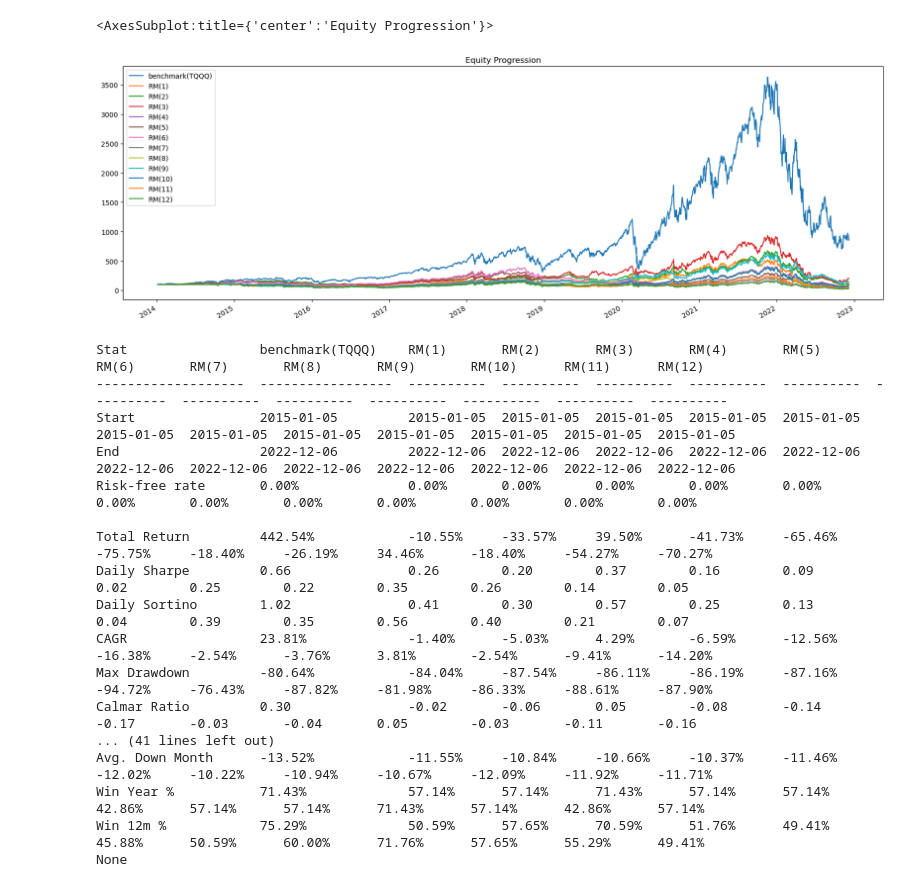
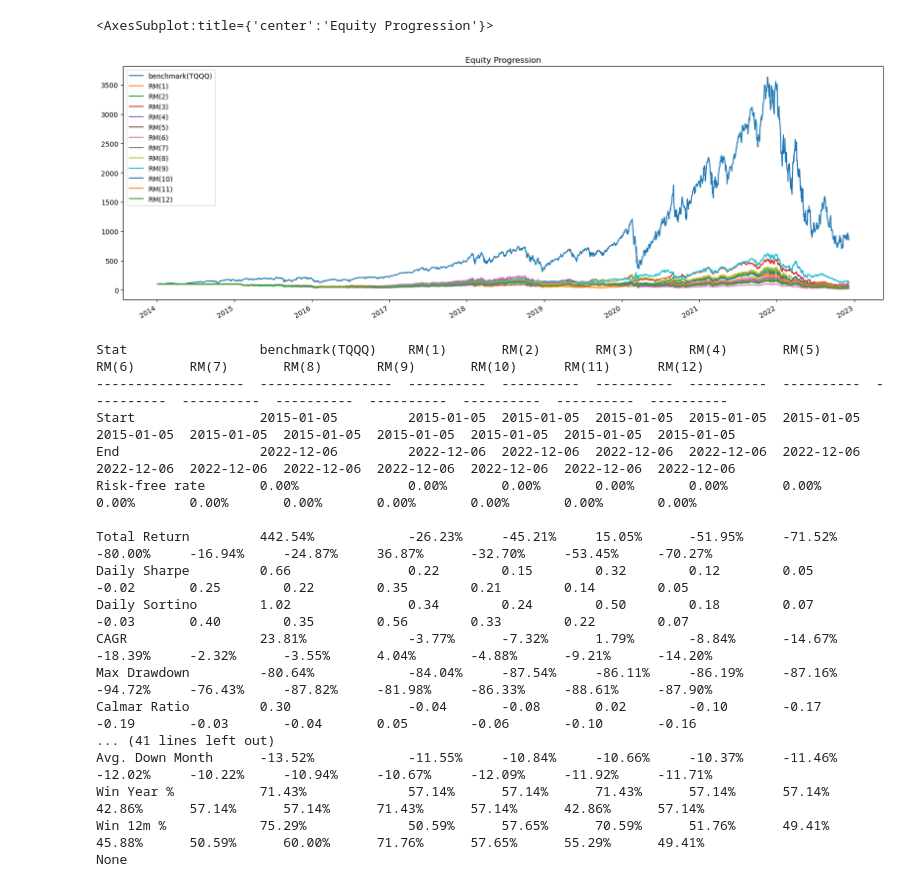
Before and after one commit to unius1004/DualMomentum, a Jupyter notebook: Momentum.ipynb, the cells around one changed output. Cells and saved outputs as stored; diff of their text form; code cells hidden in the pictures.

```diff
--- a/Momentum.ipynb
+++ b/Momentum.ipynb
@@ -23,7 +21,12 @@ data = data[tickers+dualtickers]
 for c in data.columns:
     print(c, data[c].first_valid_index())
 assets = data.dropna().copy()
-start_day = assets.index.min()
+
+if resample_monthly:
+    assets = assets.resample('M').last().dropna()
+    lag = 0
+
+start_day = assets.index.min() + pd.DateOffset(months=12) - pd.DateOffset(days=1)
 print('asset \n', assets.head(30))
 # %% [output]
 [*********************100%***********************]  4 of 4 completed
@@ -46,25 +48,0 @@ Date
-# %%
-#상대모멘텀 종목 선정
-class SelectRelativeMomentum(bt.Algo):
-    def __init__(self, rank, lookback=pd.DateOffset(months=1), lag=pd.DateOffset(days=1)):
-        super(SelectRelativeMomentum, self).__init__()
-        self.rank = rank
-        self.lookback = lookback
-        self.lag = lag
-
-    def __call__(self, target):
-        assets = target.universe.columns
-        end = target.now - self.lag
-        start = end - self.lookback
-        prc = target.universe.loc[start:end, assets]
-        momentum = prc.calc_total_return()
-        rank = momentum.rank(ascending=False)
-        #print('rank \n', rank)
-
-        selected = pd.Series(dtype=object)
-        for i in range(0, len(momentum)):
-            if (rank[assets[i]] <= self.rank):
-                selected = pd.concat([selected, pd.Series([assets[i]],index=[assets[i]],dtype=object)])
-
-        target.temp['selected'] = selected
-        return True
@@ -130,12 +49,11 @@ class SelectDualMomentum(bt.Algo):
 # %%
 # 상대모멘텀 백테스트
-def RelativeMomentum_BT(assets, rank, months, start_day, name='Relative Momentum'):
+def RelativeMomentum_BT(assets, rank, months, lag, start_day, name='Relative Momentum'):
     s = bt.Strategy(name, [bt.algos.RunAfterDate(start_day),
                            bt.algos.RunMonthly(run_on_first_date=False, run_on_end_of_period=True, run_on_last_date=False),
                            #bt.algos.PrintInfo('{name}:{now}. Value:{_value:0.0f}, Price:{_price:0.4f}'),
                            #bt.algos.PrintDate(),
-                           #bt.algos.SelectAll(),
-                           SelectRelativeMomentum(rank=rank, lookback=pd.DateOffset(months=months), lag=pd.DateOffset(days=1)),
+                           SelectRelativeMomentum(rank=rank, lookback=pd.DateOffset(months=months), lag=pd.DateOffset(days=lag)),
                            bt.algos.WeighEqually(),
                            #bt.algos.PrintTempData(),
                            bt.algos.Rebalance()])
@@ -181,17 +97,16 @@ benchmark = long_only_ew(assets[tickers[0]].to_frame(), start_day, 'benchmark({}
 # 상대모멘텀 상위 1종목 (1~12개월 비교)
 relativemomentum = {}
 for i in range(0, 12):
-    start_day = assets.index.min() + pd.DateOffset(months=i+1) - pd.DateOffset(days=1)
-    relativemomentum[i] = RelativeMomentum_BT(assets[tickers], 1, i+1, start_day, name='RM({})'.format(str(i+1)))
+    relativemomentum[i] = RelativeMomentum_BT(assets[tickers], 1, i+1, lag, start_day, name='RM({})'.format(str(i+1)))
 
-report = bt.run(benchmark, *relativemomentum.values())
+rm_report = bt.run(benchmark, *relativemomentum.values())
 # %%
-report.plot(figsize=(20,7))
+rm_report.plot(figsize=(20,7))
 # %% [output]
 <AxesSubplot:title={'center':'Equity Progression'}>
-[figure, old version]
+[figure, new version]
 # %%
-print(report.prices[start_day:].calc_stats().display())
+print(rm_report.prices[start_day:].calc_stats().display())
 # %% [output]
 Stat                 benchmark(TQQQ)    RM(1)       RM(2)       RM(3)       RM(4)       RM(5)       RM(6)       RM(7)       RM(8)       RM(9)       RM(10)      RM(11)      RM(12)
 -------------------  -----------------  ----------  ----------  ----------  ----------  ----------  ----------  ----------  ----------  ----------  ----------  ----------  ----------
@@ -199,12 +114,12 @@ Start                2015-01-05         2015-01-05  2015-01-05  2015-01-05  2015
 End                  2022-12-06         2022-12-06  2022-12-06  2022-12-06  2022-12-06  2022-12-06  2022-12-06  2022-12-06  2022-12-06  2022-12-06  2022-12-06  2022-12-06  2022-12-06
 Risk-free rate       0.00%              0.00%       0.00%       0.00%       0.00%       0.00%       0.00%       0.00%       0.00%       0.00%       0.00%       0.00%       0.00%
 
-Total Return         442.54%            -10.55%     -33.57%     39.50%      -41.73%     -65.46%     -75.75%     -18.40%     -26.19%     34.46%      -18.40%     -54.27%     -70.27%
-Daily Sharpe         0.66               0.26        0.20        0.37        0.16        0.09        0.02        0.25        0.22        0.35        0.26        0.14        0.05
-Daily Sortino        1.02               0.41        0.30        0.57        0.25        0.13        0.04        0.39        0.35        0.56        0.40        0.21        0.07
-CAGR                 23.81%             -1.40%      -5.03%      4.29%       -6.59%      -12.56%     -16.38%     -2.54%      -3.76%      3.81%       -2.54%      -9.41%      -14.20%
+Total Return         442.54%            -26.23%     -45.21%     15.05%      -51.95%     -71.52%     -80.00%     -16.94%     -24.87%     36.87%      -32.70%     -53.45%     -70.27%
+Daily Sharpe         0.66               0.22        0.15        0.32        0.12        0.05        -0.02       0.25        0.22        0.35        0.21        0.14        0.05
+Daily Sortino        1.02               0.34        0.24        0.50        0.18        0.07        -0.03       0.40        0.35        0.56        0.33        0.22        0.07
+CAGR                 23.81%             -3.77%      -7.32%      1.79%       -8.84%      -14.67%     -18.39%     -2.32%      -3.55%      4.04%       -4.88%      -9.21%      -14.20%
 Max Drawdown         -80.64%            -84.04%     -87.54%     -86.11%     -86.19%     -87.16%     -94.72%     -76.43%     -87.82%     -81.98%     -86.33%     -88.61%     -87.90%
-Calmar Ratio         0.30               -0.02       -0.06       0.05        -0.08       -0.14       -0.17       -0.03       -0.04       0.05        -0.03       -0.11       -0.16
+Calmar Ratio         0.30               -0.04       -0.08       0.02        -0.10       -0.17       -0.19       -0.03       -0.04       0.05        -0.06       -0.10       -0.16
 ... (41 lines left out)
 Avg. Down Month      -13.52%            -11.55%     -10.84%     -10.66%     -10.37%     -11.46%     -12.02%     -10.22%     -10.94%     -10.67%     -12.09%     -11.92%     -11.71%
 Win Year %           71.43%             57.14%      57.14%      71.43%      57.14%      57.14%      42.86%      57.14%      57.14%      71.43%      57.14%      42.86%      57.14%
```
Also changed, not shown: parts of 20 cells of this notebook, 1 other file.
